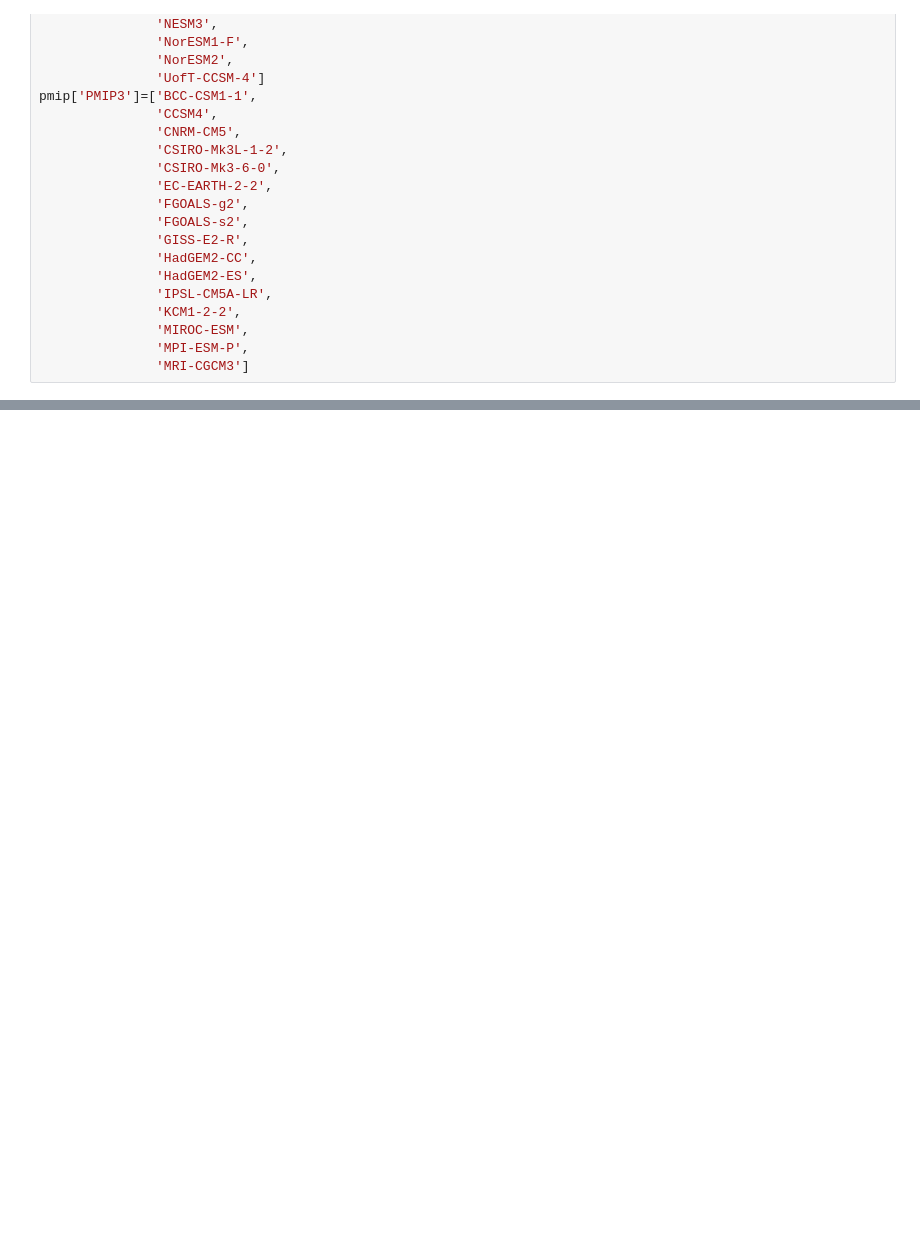
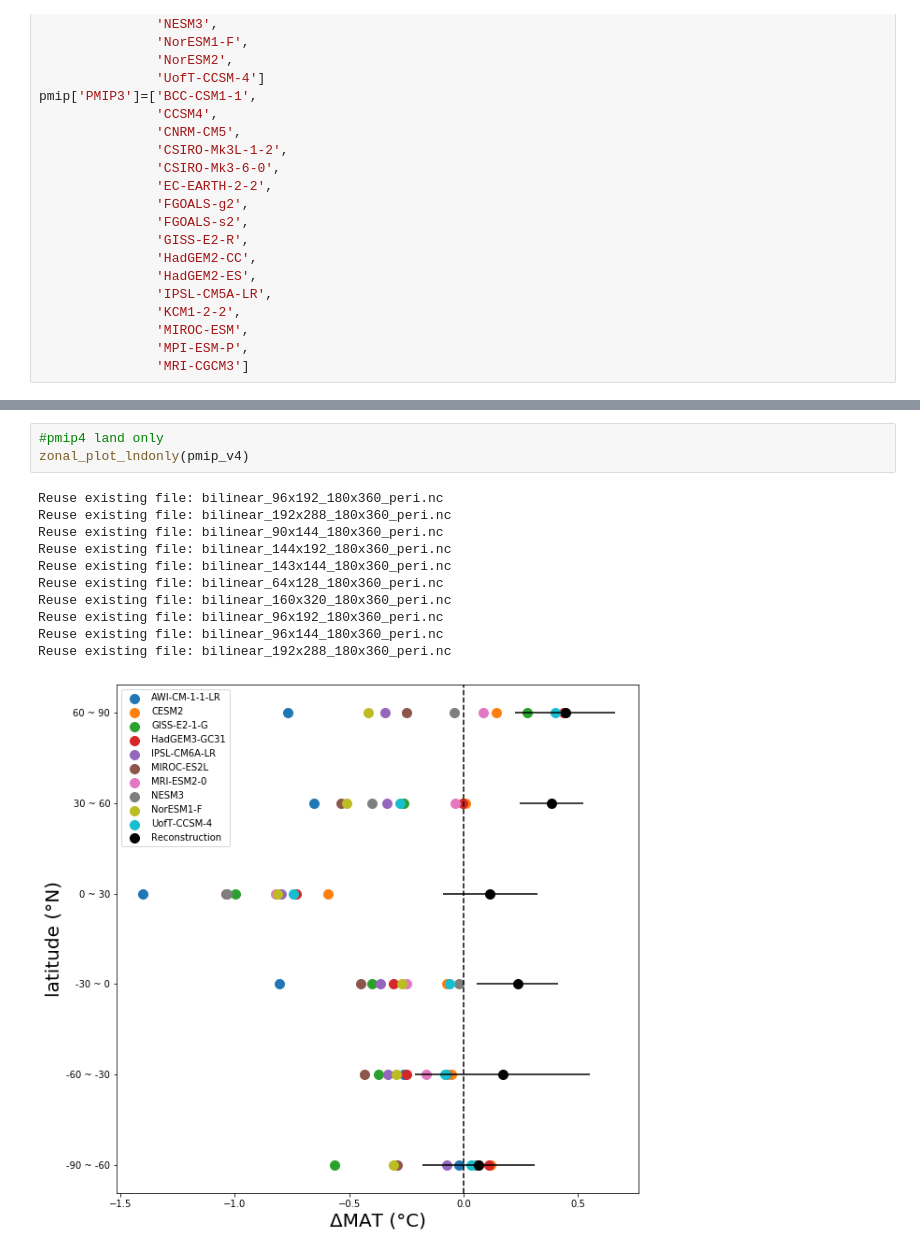
Before and after one commit to ucfahao/PMIP4-midHolocene, a Jupyter notebook: notebooks/PMIP4_MH_DMC.ipynb, the cells around one changed output, grey strips where cells are left out. Drawn from its saved outputs; the diff is of its cells as text; blank space fills up the shorter version.

```diff
--- a/notebooks/PMIP4_MH_DMC.ipynb
+++ b/notebooks/PMIP4_MH_DMC.ipynb
@@ -275,0 +381,15 @@ Reuse existing file: bilinear_192x288_180x360_peri.nc
+# %%
+#pmip4 land only
+zonal_plot_lndonly(pmip_v4)
+# %% [output]
+Reuse existing file: bilinear_96x192_180x360_peri.nc
+Reuse existing file: bilinear_192x288_180x360_peri.nc
+Reuse existing file: bilinear_90x144_180x360_peri.nc
+Reuse existing file: bilinear_144x192_180x360_peri.nc
+Reuse existing file: bilinear_143x144_180x360_peri.nc
+Reuse existing file: bilinear_64x128_180x360_peri.nc
+Reuse existing file: bilinear_160x320_180x360_peri.nc
+Reuse existing file: bilinear_96x192_180x360_peri.nc
+Reuse existing file: bilinear_96x144_180x360_peri.nc
+Reuse existing file: bilinear_192x288_180x360_peri.nc
+[figure, added]
```
Also changed, not shown: parts of 7 cells of this notebook.
